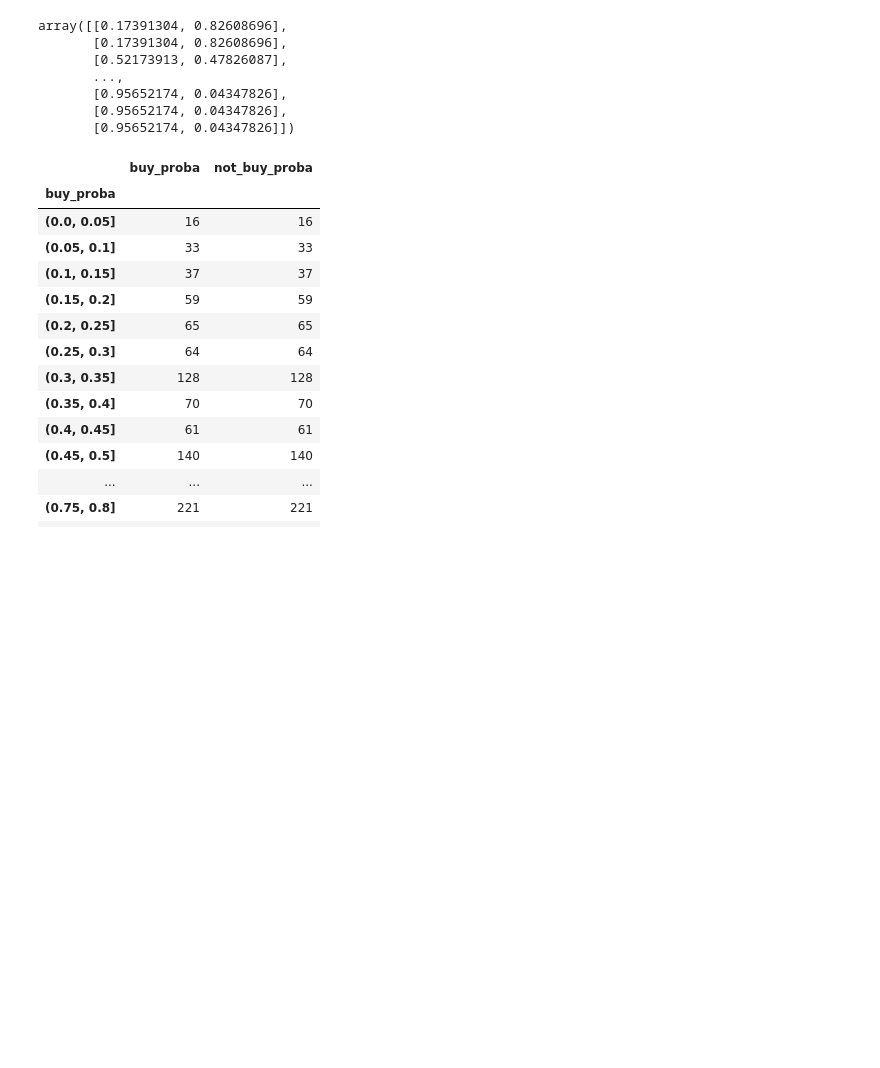
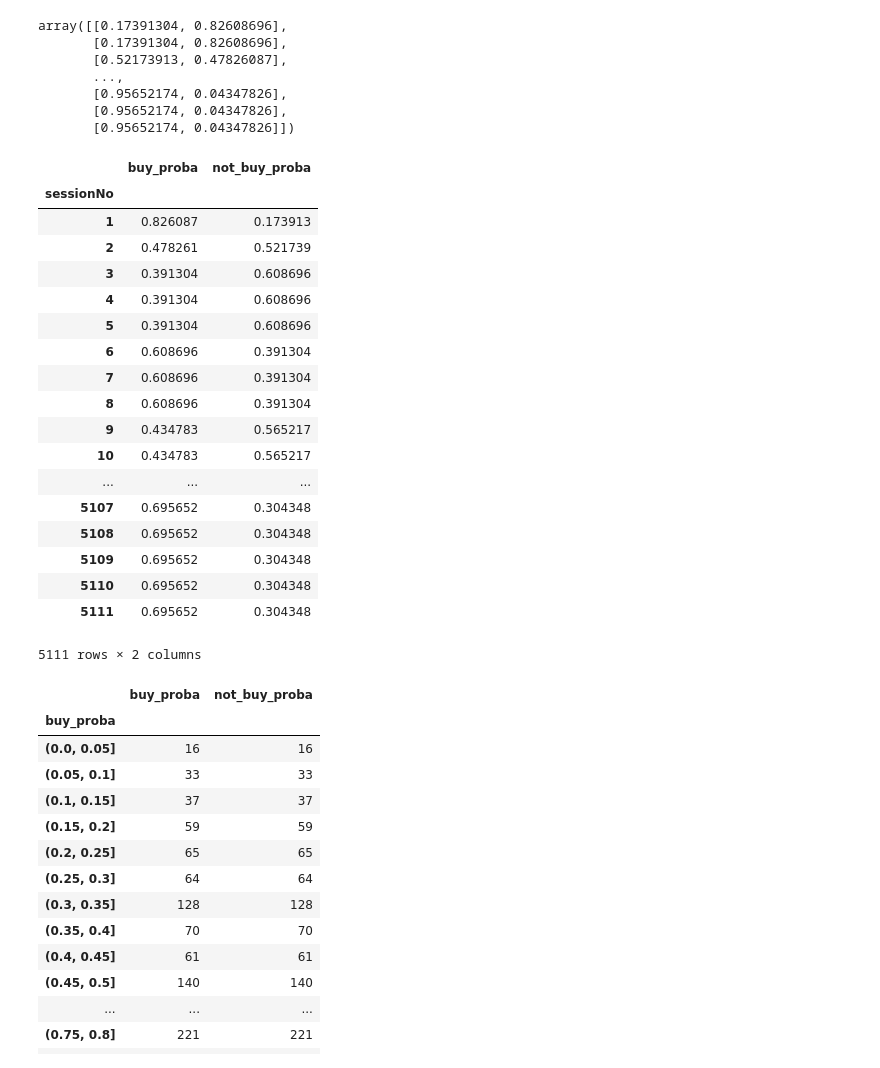
Before and after one commit to marianfoo/ShopDataML, a Jupyter notebook: Aufgabe Shopdaten KNN.ipynb, the cells around one changed output. Saved outputs shown, nothing was run; the diff lists cells and outputs as text; code cells hidden in the pictures; blank space fills up the shorter version.

Commit message:
predict_proba visualization

```diff
--- a/Aufgabe Shopdaten KNN.ipynb
+++ b/Aufgabe Shopdaten KNN.ipynb
@@ -232,6 +232,28 @@ knn_probability_df = pd.DataFrame({'buy_proba': win_series, 'not_buy_proba': los
 knn_probability_df = knn_probability_df.sort_index()
 # %%
 knn_probability_df_group = knn_probability_df.groupby(knn_probability_df.index).max()
+# %%
+knn_probability_df_group
+# %% [output]
+|  | buy_proba | not_buy_proba |
+| sessionNo |  |  |
+| 1 | 0.826087 | 0.173913 |
+| 2 | 0.478261 | 0.521739 |
+| 3 | 0.391304 | 0.608696 |
+| 4 | 0.391304 | 0.608696 |
+| 5 | 0.391304 | 0.608696 |
+| 6 | 0.608696 | 0.391304 |
+| 7 | 0.608696 | 0.391304 |
+| 8 | 0.608696 | 0.391304 |
+| 9 | 0.434783 | 0.565217 |
+| 10 | 0.434783 | 0.565217 |
+| ... | ... | ... |
+| 5107 | 0.695652 | 0.304348 |
+| 5108 | 0.695652 | 0.304348 |
+| 5109 | 0.695652 | 0.304348 |
+| 5110 | 0.695652 | 0.304348 |
+| 5111 | 0.695652 | 0.304348 |
+5111 rows × 2 columns
 # %%
 knn_probability_df_group = knn_probability_df.groupby(knn_probability_df.index).max()
 bins_groupby = np.arange(0, 1.000001, 0.05)
```
Also changed, not shown: parts of 2 cells of this notebook.
